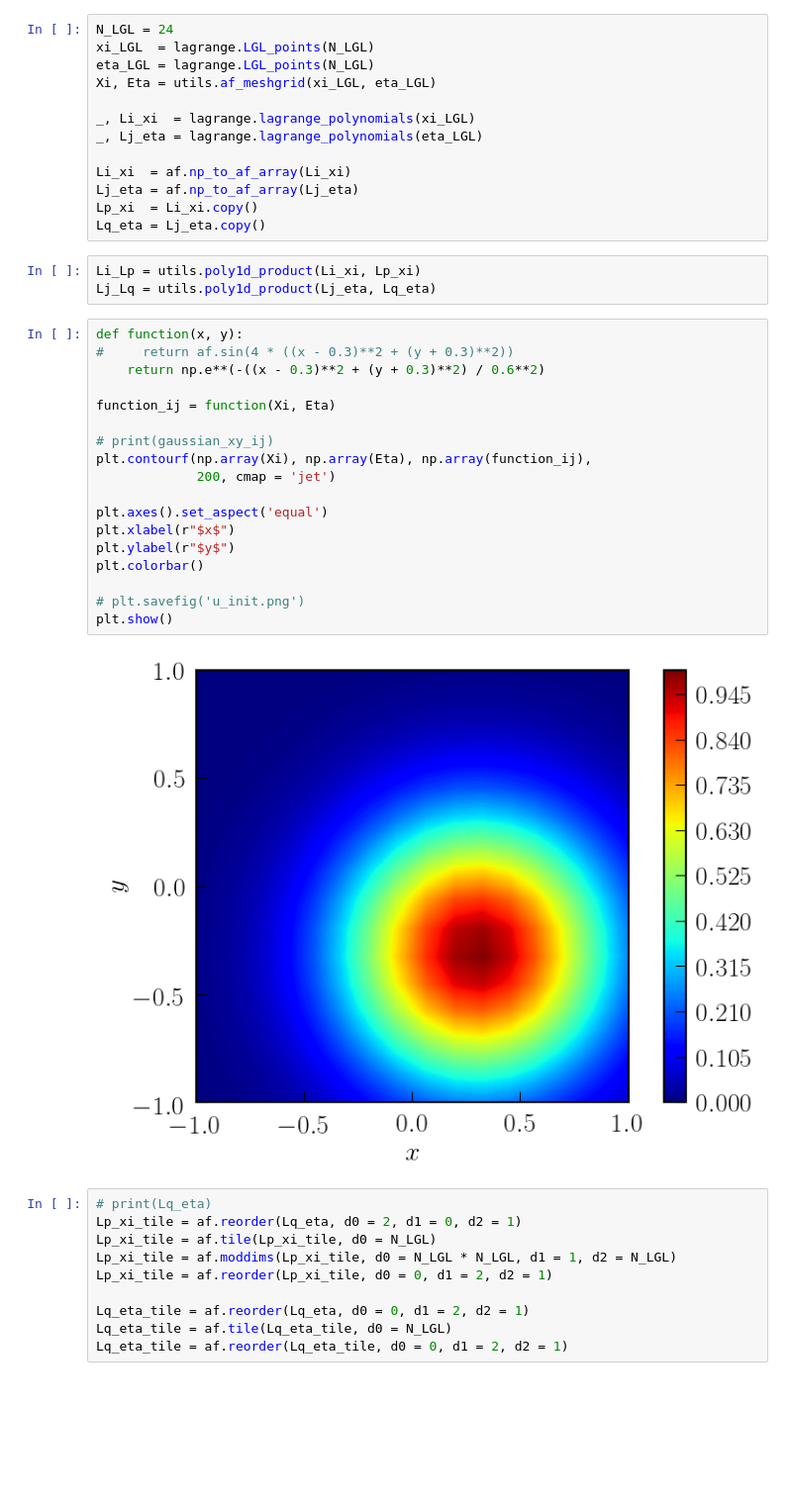
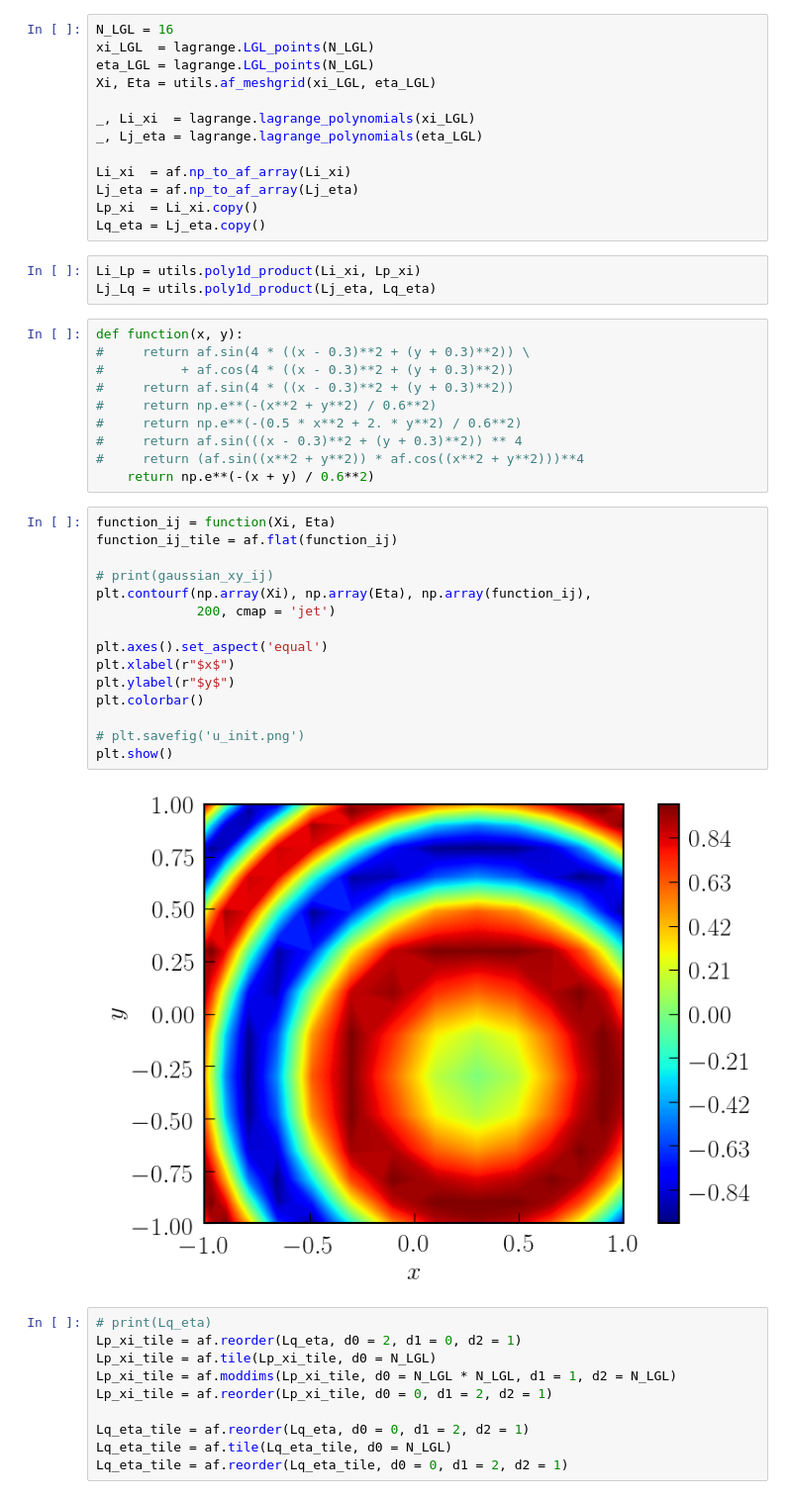
Before and after one commit to QuazarTech/DG_Maxwell, a Jupyter notebook: examples/integration_2d_test.ipynb, the cells around one changed output. Shown at 99% size. Saved outputs shown, nothing was run; the diff lists cells and outputs as text; blank space fills up the shorter version.

```diff
--- a/examples/integration_2d_test.ipynb
+++ b/examples/integration_2d_test.ipynb
@@ -18,5 +47,5 @@ af.set_backend(params.backend)
 # %%
-N_LGL = 24
+N_LGL = 16
 xi_LGL  = lagrange.LGL_points(N_LGL)
 eta_LGL = lagrange.LGL_points(N_LGL)
 Xi, Eta = utils.af_meshgrid(xi_LGL, eta_LGL)
@@ -31,26 +60,33 @@ Lq_eta = Lj_eta.copy()
 # %%
 Li_Lp = utils.poly1d_product(Li_xi, Lp_xi)
 Lj_Lq = utils.poly1d_product(Lj_eta, Lq_eta)
+# %%
+def function(x, y):
+#     return af.sin(4 * ((x - 0.3)**2 + (y + 0.3)**2)) \
+#          + af.cos(4 * ((x - 0.3)**2 + (y + 0.3)**2))
+#     return af.sin(4 * ((x - 0.3)**2 + (y + 0.3)**2))
+#     return np.e**(-(x**2 + y**2) / 0.6**2)
+#     return np.e**(-(0.5 * x**2 + 2. * y**2) / 0.6**2)
+#     return af.sin(((x - 0.3)**2 + (y + 0.3)**2)) ** 4
+#     return (af.sin((x**2 + y**2)) * af.cos((x**2 + y**2)))**4
+    return np.e**(-(x + y) / 0.6**2)
 # %%
-def function(x, y):
-#     return af.sin(4 * ((x - 0.3)**2 + (y + 0.3)**2))
-    return np.e**(-((x - 0.3)**2 + (y + 0.3)**2) / 0.6**2)
-
 function_ij = function(Xi, Eta)
+function_ij_tile = af.flat(function_ij)
 
 # print(gaussian_xy_ij)
 plt.contourf(np.array(Xi), np.array(Eta), np.array(function_ij),
              200, cmap = 'jet')
 
 plt.axes().set_aspect('equal')
 plt.xlabel(r"$x$")
 plt.ylabel(r"$y$")
 plt.colorbar()
 
 # plt.savefig('u_init.png')
 plt.show()
 # %% [output]
-[figure, old version]
+[figure, new version]
 # %%
 # print(Lq_eta)
 Lp_xi_tile = af.reorder(Lq_eta, d0 = 2, d1 = 0, d2 = 1)
```
Also changed, not shown: parts of 14 cells of this notebook.
